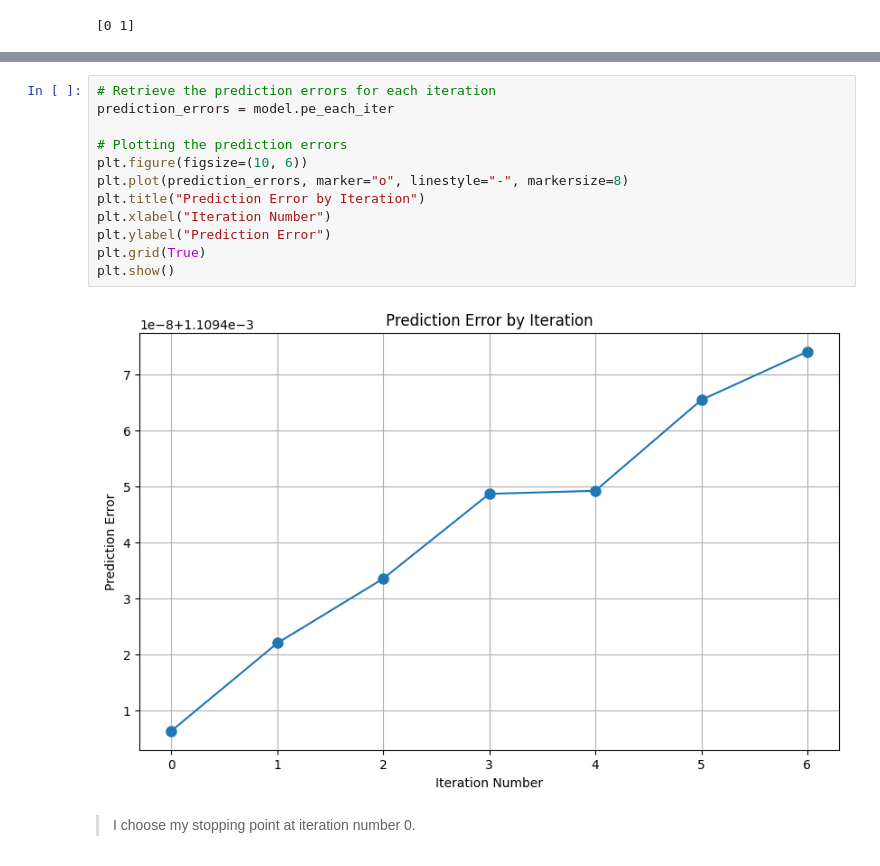
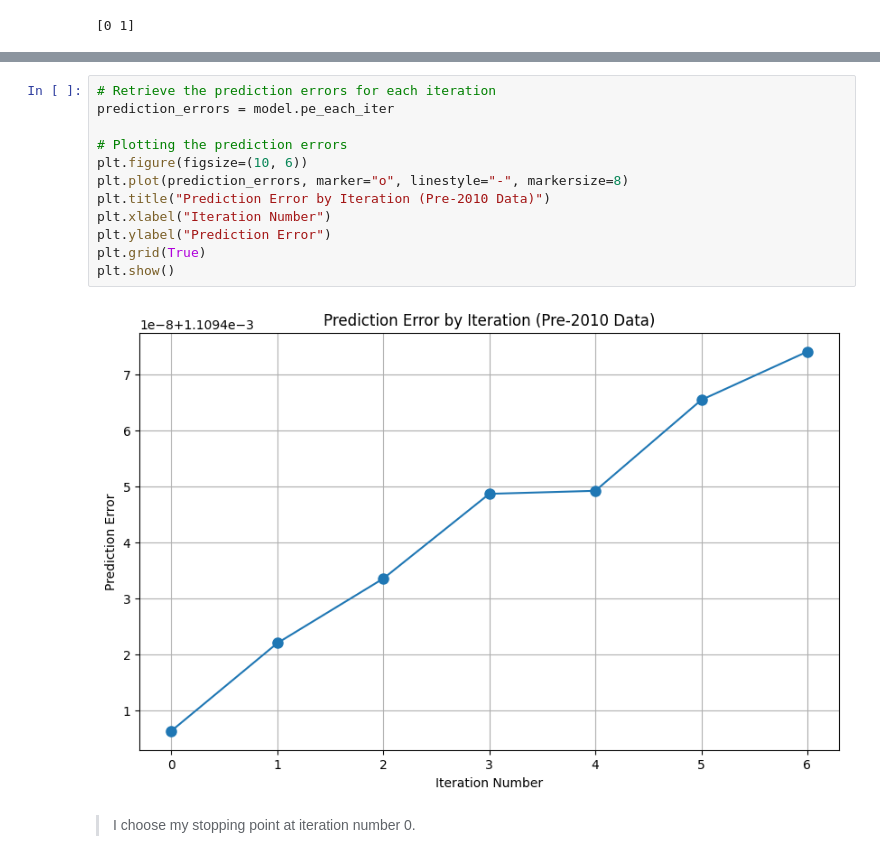
Before and after one commit to MIDS-at-Duke/uds-2024-flyingsloths, a Jupyter notebook: 02_Code/03_Matching_Regression_pre2010.ipynb, the cells around one changed output, grey strips where cells are left out. Drawn from its saved outputs; the diff is of its cells as text.

```diff
--- a/02_Code/03_Matching_Regression_pre2010.ipynb
+++ b/02_Code/03_Matching_Regression_pre2010.ipynb
@@ -107,17 +107,17 @@ Completed iteration 1 of matching
 # %%
 # Retrieve the prediction errors for each iteration
 prediction_errors = model.pe_each_iter
 
 # Plotting the prediction errors
 plt.figure(figsize=(10, 6))
 plt.plot(prediction_errors, marker="o", linestyle="-", markersize=8)
-plt.title("Prediction Error by Iteration")
+plt.title("Prediction Error by Iteration (Pre-2010 Data)")
 plt.xlabel("Iteration Number")
 plt.ylabel("Prediction Error")
 plt.grid(True)
 plt.show()
 # %% [output]
-[figure, old version]
+[figure, new version]
 # %% [markdown]
 > I choose my stopping point at iteration number 0.
 # %%
```
Also changed, not shown: parts of 4 cells of this notebook, 2 other files.
